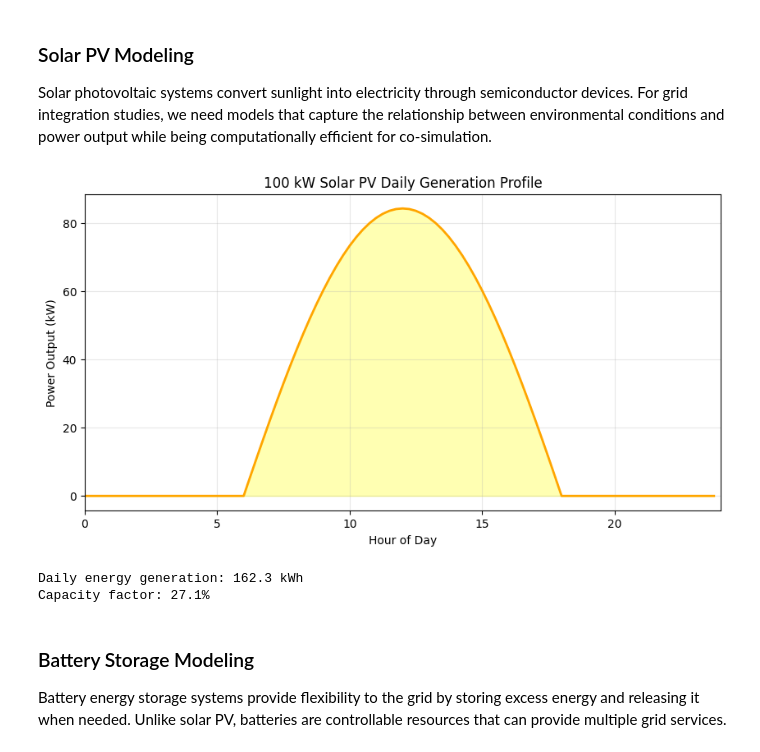
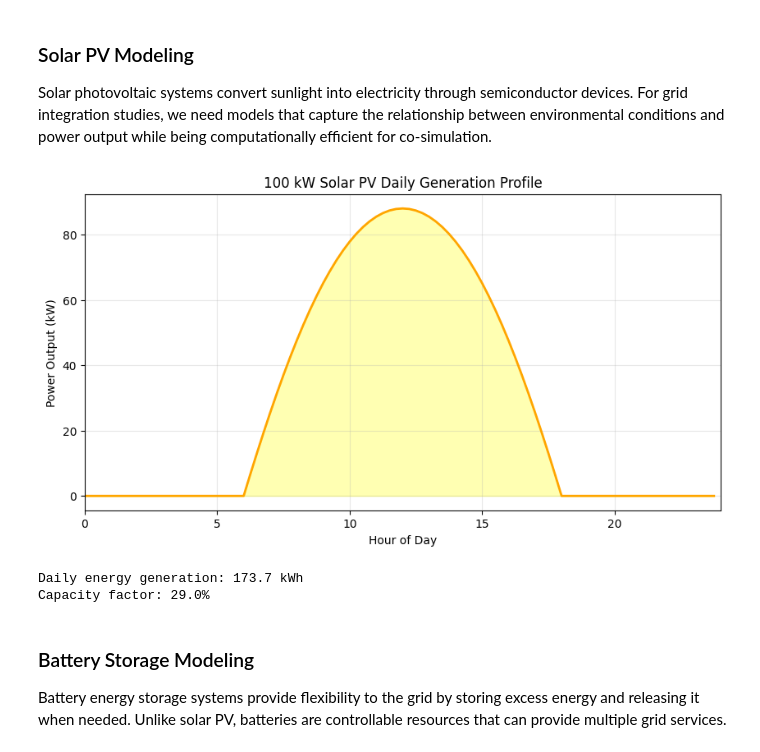
Before and after one commit to PowerCyberTraining/powercybertraining.github.io, a Jupyter notebook: pct/modules/06/lesson5-runnable.ipynb, the cells around one changed output. Saved outputs shown, nothing was run; the diff lists cells and outputs as text; code cells hidden in the pictures.

```diff
--- a/pct/modules/06/lesson5-runnable.ipynb
+++ b/pct/modules/06/lesson5-runnable.ipynb
@@ -145,19 +167,16 @@ class SimpleSolarPV:
     Captures essential behaviors without excessive detail.
     """
 
-    def __init__(self, rated_kw, efficiency=0.20, temp_coeff=-0.004):
+    def __init__(self, rated_kw, temp_coeff=-0.004):
         """
         Initialize solar PV model.
 
         Parameters:
-        rated_kw: Nameplate capacity in kW (at STC: 1000 W/m², 25°C)
-        efficiency: Panel efficiency (typically 15-22%)
+        rated_kw: AC nameplate capacity in kW (at STC: 1000 W/m², 25°C)
         temp_coeff: Temperature coefficient (%/°C, typically -0.4%/°C)
         """
         self.rated_kw = rated_kw
-        self.efficiency = efficiency
         self.temp_coeff = temp_coeff
-        self.area = rated_kw / (1.0 * efficiency)  # Approximate panel area
 
     def calculate_power(self, irradiance, temperature, time_of_day=None):
         """
@@ -166,28 +185,25 @@ class SimpleSolarPV:
         Parameters:
         irradiance: Solar irradiance (W/m²)
         temperature: Ambient temperature (°C)
-        time_of_day: Hour (0-24) for simple shading effects
+        time_of_day: Hour (0-24) for simple shading effects (not used in basic model)
 
         Returns:
         power_kw: AC power output in kW
         """
-        # Basic power calculation
-        power_dc = self.area * irradiance * self.efficiency / 1000.0
+        # Power output as fraction of rated power based on irradiance
+        # At 1000 W/m² (STC), output = rated_kw
+        power_ratio = irradiance / 1000.0
+        power_ac = self.rated_kw * power_ratio
 
         # Temperature derating
-        cell_temp = temperature + 25  # Simple NOCT model
+        # Simple cell temperature model: cell temp = ambient + 25°C at full sun
+        cell_temp_rise = 25 * power_ratio  # Proportional to irradiance
+        cell_temp = temperature + cell_temp_rise
         temp_factor = 1 + self.temp_coeff * (cell_temp - 25)
-        power_dc *= temp_factor
+        power_ac *= temp_factor
 
-        # Inverter efficiency (simplified)
-        if power_dc > 0:
-            inverter_eff = 0.96 - 0.01 * (1 - power_dc/self.rated_kw)
-            power_ac = power_dc * inverter_eff
-        else:
-            power_ac = 0
-
-        # Limit to rated power
-        power_ac = min(power_ac, self.rated_kw)
+        # Ensure non-negative and within rated power
+        power_ac = max(0, min(power_ac, self.rated_kw))
 
         return power_ac
 
@@ -200,36 +216,37 @@ class SimpleSolarPV:
         # Simple irradiance model (clear day)
         irradiance = np.zeros_like(hours)
         daylight = (hours >= 6) & (hours <= 18)
         irradiance[daylight] = peak_irradiance * np.sin(np.pi * (hours[daylight] - 6) / 12)
 
         # Temperature varies during day
         temperature = 20 + 10 * np.sin(np.pi * (hours - 6) / 12)
 
         # Calculate power for each time
         power = [self.calculate_power(irr, temp) for irr, temp in zip(irradiance, temperature)]
 
         return hours, np.array(power)
 
+
 # Demonstrate solar PV model
 pv_100kw = SimpleSolarPV(rated_kw=100)
 hours, power = pv_100kw.create_daily_profile()
 
 plt.figure(figsize=(10, 5))
 plt.plot(hours, power, 'orange', linewidth=2)
 plt.fill_between(hours, 0, power, alpha=0.3, color='yellow')
 plt.xlabel('Hour of Day')
 plt.ylabel('Power Output (kW)')
 plt.title('100 kW Solar PV Daily Generation Profile')
 plt.grid(True, alpha=0.3)
 plt.xlim(0, 24)
 plt.show()
 
 print(f"Daily energy generation: {np.trapezoid(power, hours/4):.1f} kWh")
 print(f"Capacity factor: {np.mean(power)/100:.1%}")
 # %% [output]
-[figure, old version]
+[figure, new version]
-Daily energy generation: 162.3 kWh
-Capacity factor: 27.1%
+Daily energy generation: 173.7 kWh
+Capacity factor: 29.0%
 # %% [markdown]
 ### Battery Storage Modeling
 
```
Also changed, not shown: parts of 14 cells of this notebook, 3 other files.
